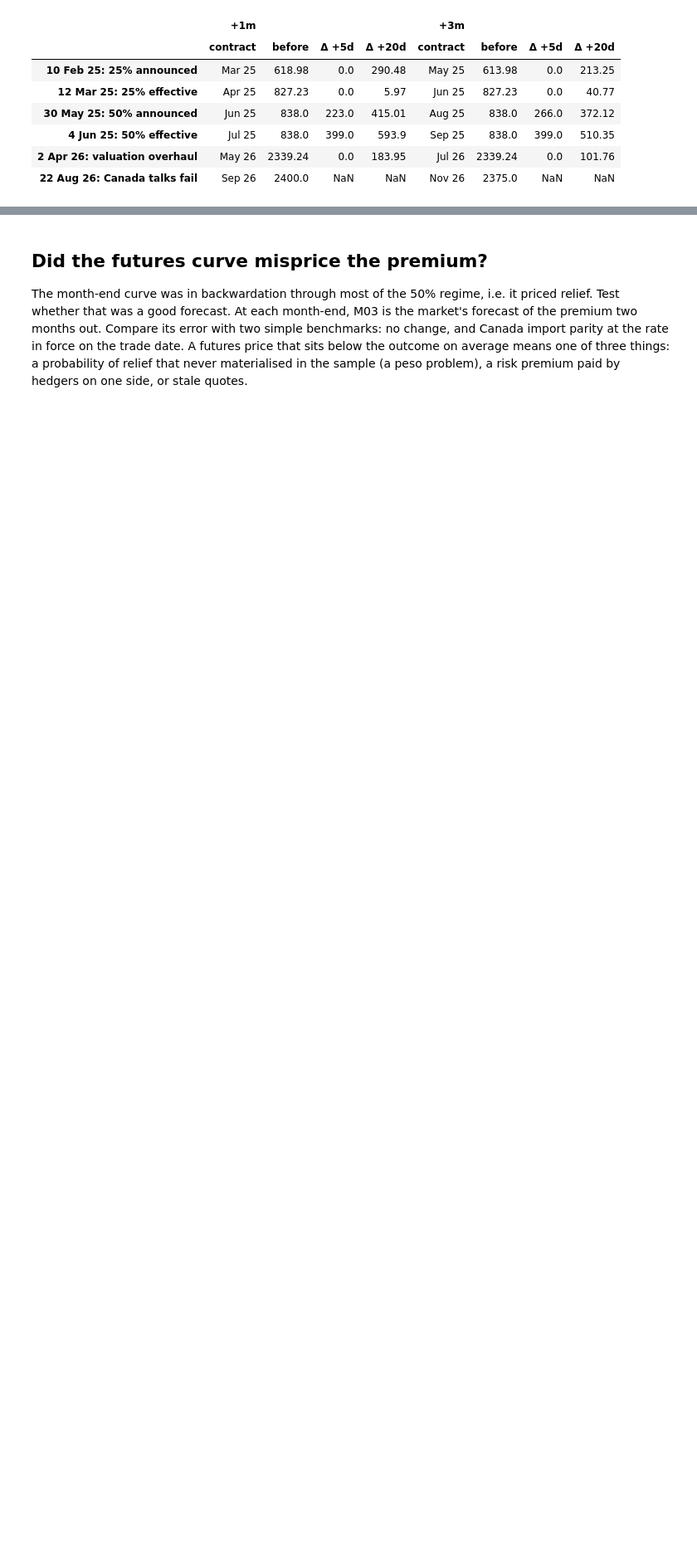
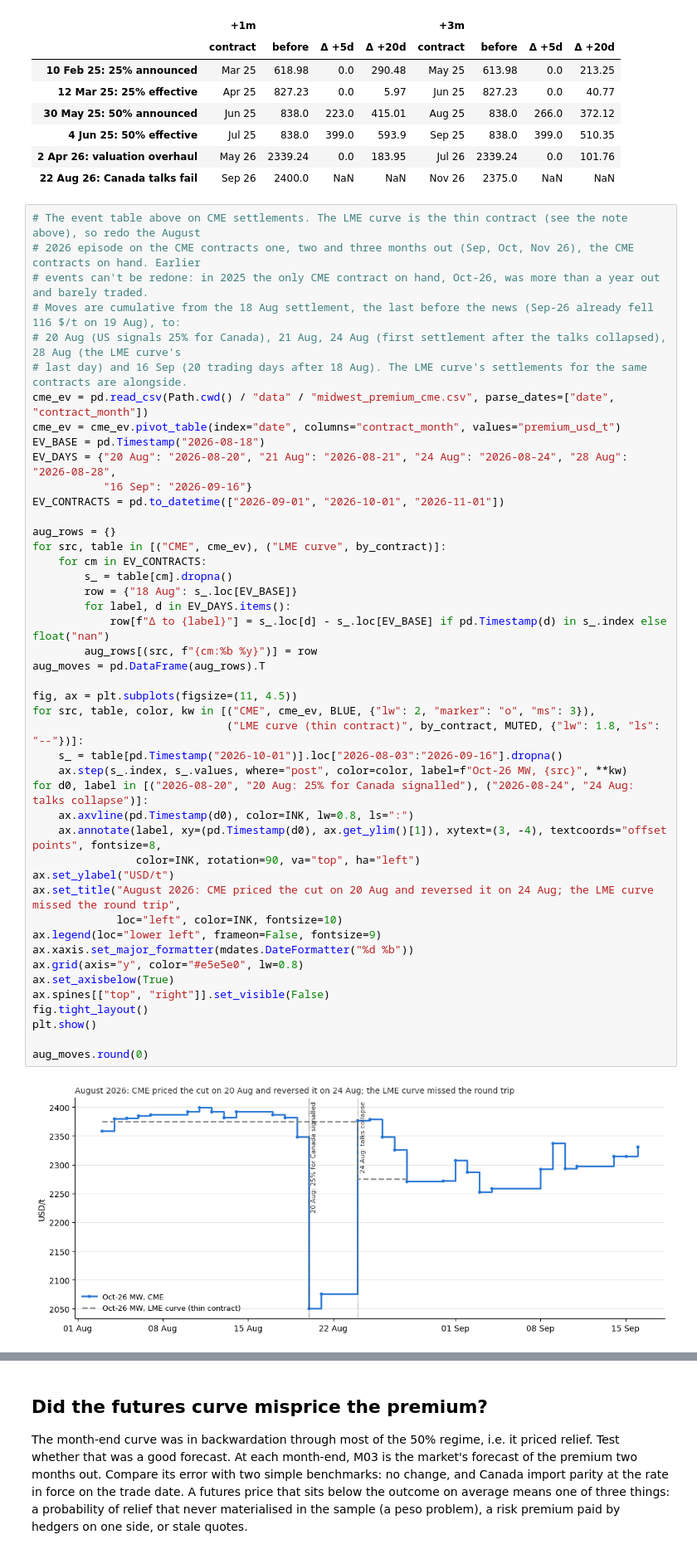
Before and after one commit to ricardo-sonda/al-mwp, a Jupyter notebook: notebook.ipynb, the cells around one changed output, grey strips where cells are left out. Shown at 83% size. Drawn from its saved outputs; the diff is of its cells as text; blank space fills up the shorter version.

```diff
--- a/notebook.ipynb
+++ b/notebook.ipynb
@@ -754,3 +754,50 @@ event_moves
 | 4 Jun 25: 50% effective | Jul 25 | 838.0 | 399.0 | 593.9 | Sep 25 | 838.0 | 399.0 | 510.35 |
 | 2 Apr 26: valuation overhaul | May 26 | 2339.24 | 0.0 | 183.95 | Jul 26 | 2339.24 | 0.0 | 101.76 |
 | 22 Aug 26: Canada talks fail | Sep 26 | 2400.0 | NaN | NaN | Nov 26 | 2375.0 | NaN | NaN |
+# %%
+# The event table above on CME settlements. The LME curve is the thin contract (see the note above), so redo the August
+# 2026 episode on the CME contracts one, two and three months out (Sep, Oct, Nov 26), the CME contracts on hand. Earlier
+# events can't be redone: in 2025 the only CME contract on hand, Oct-26, was more than a year out and barely traded.
+# Moves are cumulative from the 18 Aug settlement, the last before the news (Sep-26 already fell 116 $/t on 19 Aug), to:
+# 20 Aug (US signals 25% for Canada), 21 Aug, 24 Aug (first settlement after the talks collapsed), 28 Aug (the LME curve's
+# last day) and 16 Sep (20 trading days after 18 Aug). The LME curve's settlements for the same contracts are alongside.
+cme_ev = pd.read_csv(Path.cwd() / "data" / "midwest_premium_cme.csv", parse_dates=["date", "contract_month"])
+cme_ev = cme_ev.pivot_table(index="date", columns="contract_month", values="premium_usd_t")
+EV_BASE = pd.Timestamp("2026-08-18")
+EV_DAYS = {"20 Aug": "2026-08-20", "21 Aug": "2026-08-21", "24 Aug": "2026-08-24", "28 Aug": "2026-08-28",
+           "16 Sep": "2026-09-16"}
+EV_CONTRACTS = pd.to_datetime(["2026-09-01", "2026-10-01", "2026-11-01"])
+
+aug_rows = {}
+for src, table in [("CME", cme_ev), ("LME curve", by_contract)]:
+    for cm in EV_CONTRACTS:
+        s_ = table[cm].dropna()
+        row = {"18 Aug": s_.loc[EV_BASE]}
+        for label, d in EV_DAYS.items():
+            row[f"Δ to {label}"] = s_.loc[d] - s_.loc[EV_BASE] if pd.Timestamp(d) in s_.index else float("nan")
+        aug_rows[(src, f"{cm:%b %y}")] = row
+aug_moves = pd.DataFrame(aug_rows).T
+
+fig, ax = plt.subplots(figsize=(11, 4.5))
+for src, table, color, kw in [("CME", cme_ev, BLUE, {"lw": 2, "marker": "o", "ms": 3}),
+                              ("LME curve (thin contract)", by_contract, MUTED, {"lw": 1.8, "ls": "--"})]:
+    s_ = table[pd.Timestamp("2026-10-01")].loc["2026-08-03":"2026-09-16"].dropna()
+    ax.step(s_.index, s_.values, where="post", color=color, label=f"Oct-26 MW, {src}", **kw)
+for d0, label in [("2026-08-20", "20 Aug: 25% for Canada signalled"), ("2026-08-24", "24 Aug: talks collapse")]:
+    ax.axvline(pd.Timestamp(d0), color=INK, lw=0.8, ls=":")
+    ax.annotate(label, xy=(pd.Timestamp(d0), ax.get_ylim()[1]), xytext=(3, -4), textcoords="offset points", fontsize=8,
+                color=INK, rotation=90, va="top", ha="left")
+ax.set_ylabel("USD/t")
+ax.set_title("August 2026: CME priced the cut on 20 Aug and reversed it on 24 Aug; the LME curve missed the round trip",
+             loc="left", color=INK, fontsize=10)
+ax.legend(loc="lower left", frameon=False, fontsize=9)
+ax.xaxis.set_major_formatter(mdates.DateFormatter("%d %b"))
+ax.grid(axis="y", color="#e5e5e0", lw=0.8)
+ax.set_axisbelow(True)
+ax.spines[["top", "right"]].set_visible(False)
+fig.tight_layout()
+plt.show()
+
+aug_moves.round(0)
+# %% [output]
+[figure, added]
```
Also changed, not shown: parts of 4 cells of this notebook, 3 other files.
